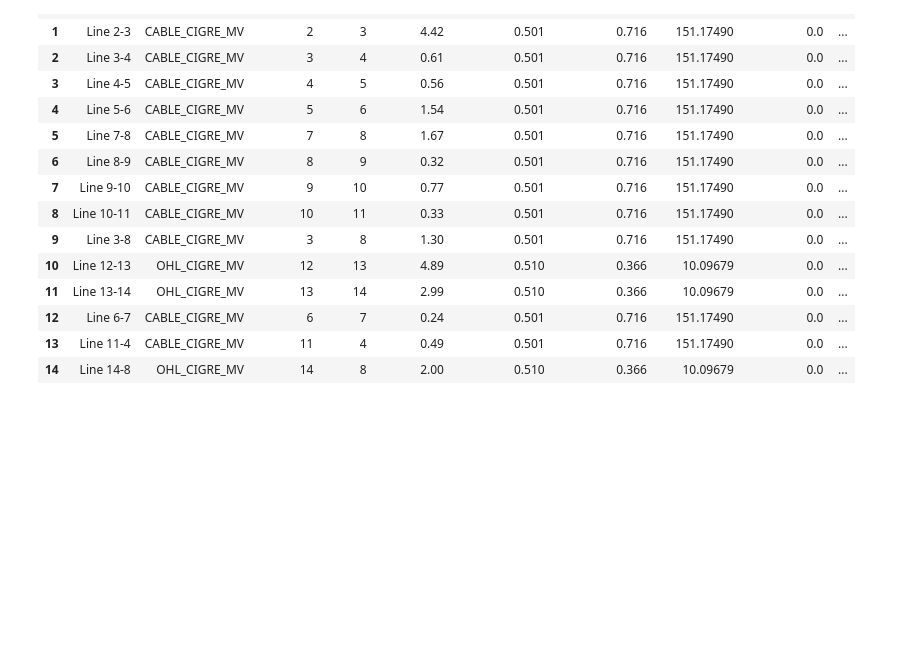
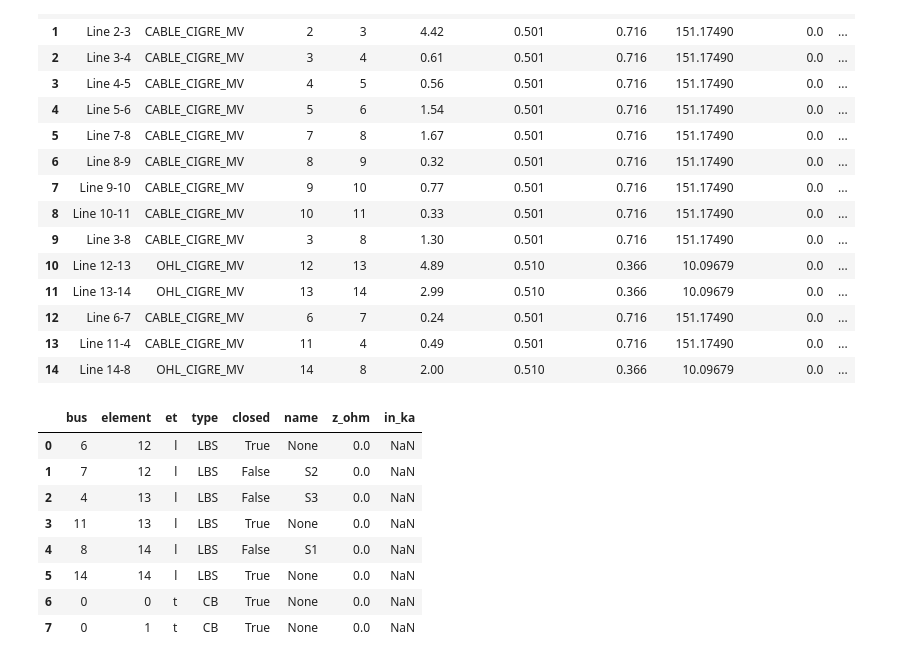
Before and after one commit to lilanka/iems, a Jupyter notebook: experiments/pp_experiment.ipynb, the cells around one changed output. Cells and saved outputs as stored; diff of their text form; code cells hidden in the pictures; blank space fills up the shorter version.

```diff
--- a/experiments/pp_experiment.ipynb
+++ b/experiments/pp_experiment.ipynb
@@ -96,0 +99,12 @@ net.line
+# %%
+net.switch
+# %% [output]
+|  | bus | element | et | type | closed | name | z_ohm | in_ka |
+| 0 | 6 | 12 | l | LBS | True | None | 0.0 | NaN |
+| 1 | 7 | 12 | l | LBS | False | S2 | 0.0 | NaN |
+| 2 | 4 | 13 | l | LBS | False | S3 | 0.0 | NaN |
+| 3 | 11 | 13 | l | LBS | True | None | 0.0 | NaN |
+| 4 | 8 | 14 | l | LBS | False | S1 | 0.0 | NaN |
+| 5 | 14 | 14 | l | LBS | True | None | 0.0 | NaN |
+| 6 | 0 | 0 | t | CB | True | None | 0.0 | NaN |
+| 7 | 0 | 1 | t | CB | True | None | 0.0 | NaN |
```
Also changed, not shown: parts of 16 cells of this notebook.
